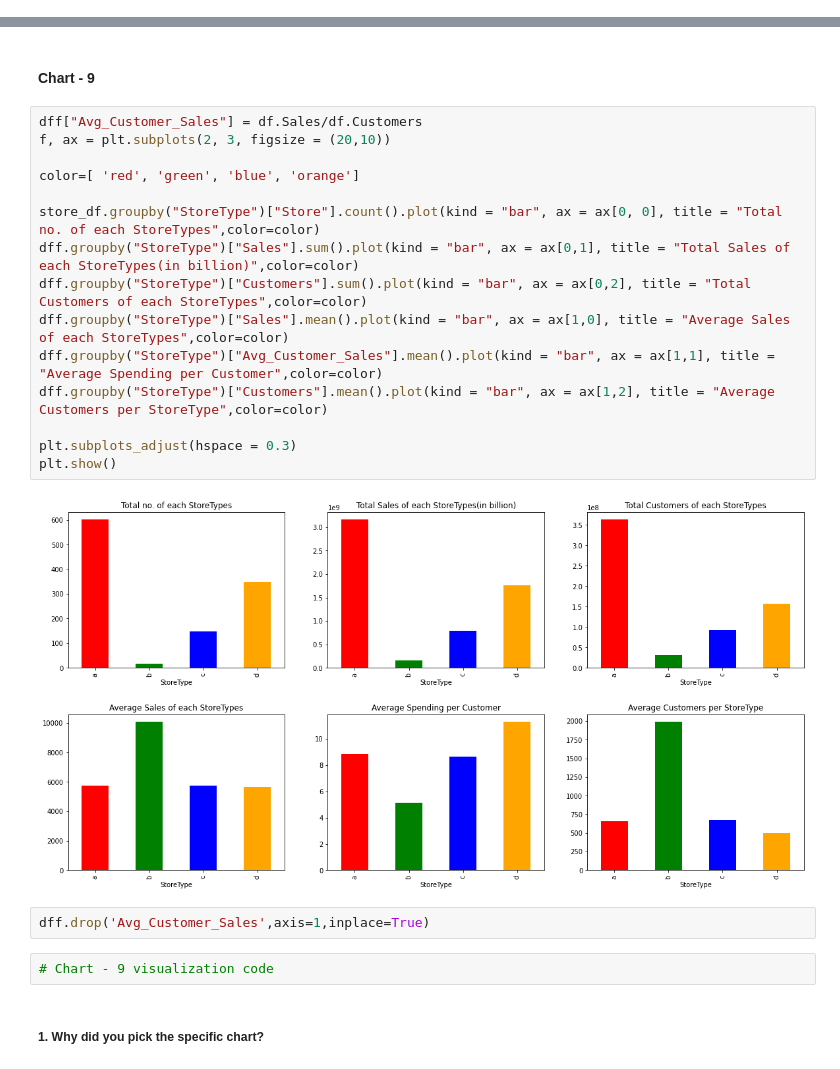
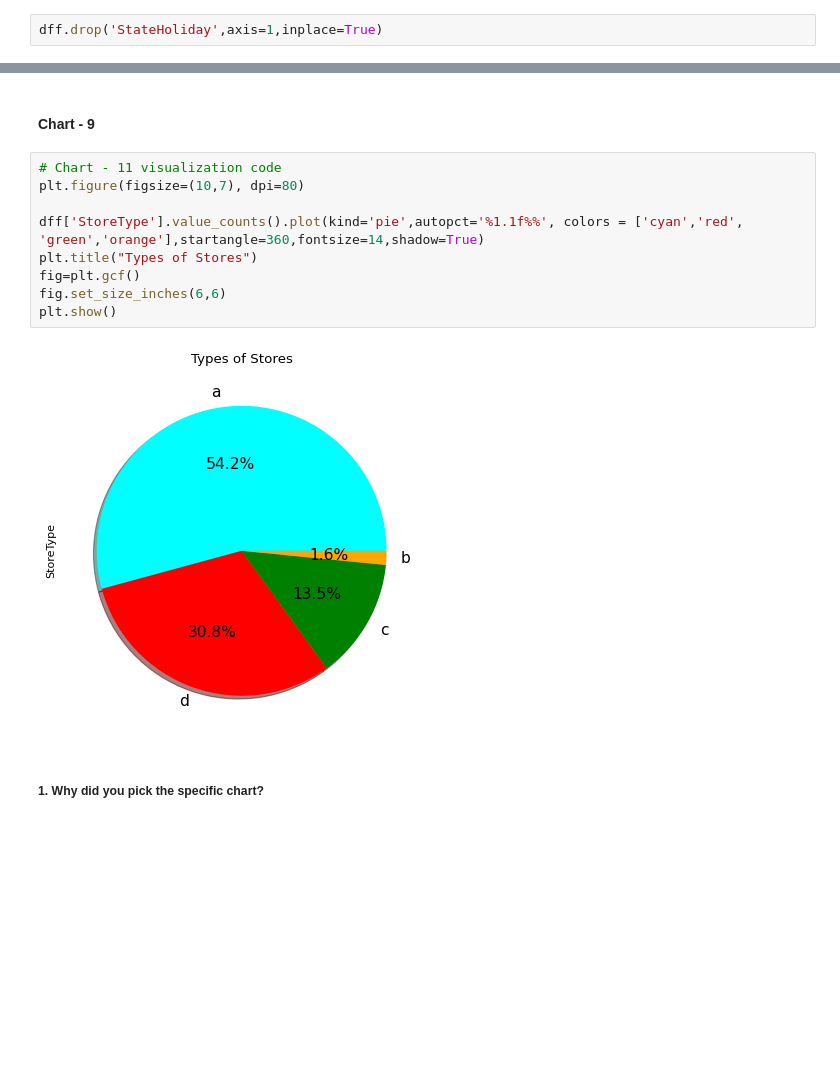
Before and after one commit to Jeetesh-KumarM/CAPSTONE-PROJECT-2-Regression, a Jupyter notebook: Capstone_Project_2_Regression.ipynb, the cells around one changed output, grey strips where cells are left out. Saved outputs shown, nothing was run; the diff lists cells and outputs as text; blank space fills up the shorter version.

```diff
--- a/Capstone_Project_2_Regression.ipynb
+++ b/Capstone_Project_2_Regression.ipynb
@@ -638,6 +638,8 @@ fig.set_size_inches(6,6)
 plt.show()
 # %% [output]
 [figure]
+# %%
+dff.drop('StateHoliday',axis=1,inplace=True)
 # %% [markdown]
 ##### 1. Why did you pick the specific chart?
 # %% [markdown]
@@ -697,27 +699,17 @@ Are there any insights that lead to negative growth? Justify with specific reaso
 Answer Here
 # %% [markdown]
 #### Chart - 9
-# %%
-dff["Avg_Customer_Sales"] = df.Sales/df.Customers
-f, ax = plt.subplots(2, 3, figsize = (20,10))
-
-color=[ 'red', 'green', 'blue', 'orange']
-
-store_df.groupby("StoreType")["Store"].count().plot(kind = "bar", ax = ax[0, 0], title = "Total no. of each StoreTypes",color=color)
-dff.groupby("StoreType")["Sales"].sum().plot(kind = "bar", ax = ax[0,1], title = "Total Sales of each StoreTypes(in billion)",color=color)
-dff.groupby("StoreType")["Customers"].sum().plot(kind = "bar", ax = ax[0,2], title = "Total Customers of each StoreTypes",color=color)
-dff.groupby("StoreType")["Sales"].mean().plot(kind = "bar", ax = ax[1,0], title = "Average Sales of each StoreTypes",color=color)
-dff.groupby("StoreType")["Avg_Customer_Sales"].mean().plot(kind = "bar", ax = ax[1,1], title = "Average Spending per Customer",color=color)
-dff.groupby("StoreType")["Customers"].mean().plot(kind = "bar", ax = ax[1,2], title = "Average Customers per StoreType",color=color)
-
-plt.subplots_adjust(hspace = 0.3)
-plt.show()
-# %% [output]
-[figure, removed]
-# %%
-dff.drop('Avg_Customer_Sales',axis=1,inplace=True)
-# %%
-# Chart - 9 visualization code
+# %%
+# Chart - 11 visualization code
+plt.figure(figsize=(10,7), dpi=80)
+
+dff['StoreType'].value_counts().plot(kind='pie',autopct='%1.1f%%', colors = ['cyan','red', 'green','orange'],startangle=360,fontsize=14,shadow=True)
+plt.title("Types of Stores")
+fig=plt.gcf()
+fig.set_size_inches(6,6)
+plt.show()
+# %% [output]
+[figure, added]
 # %% [markdown]
 ##### 1. Why did you pick the specific chart?
 # %% [markdown]
```
Also changed, not shown: parts of 13 cells of this notebook.
